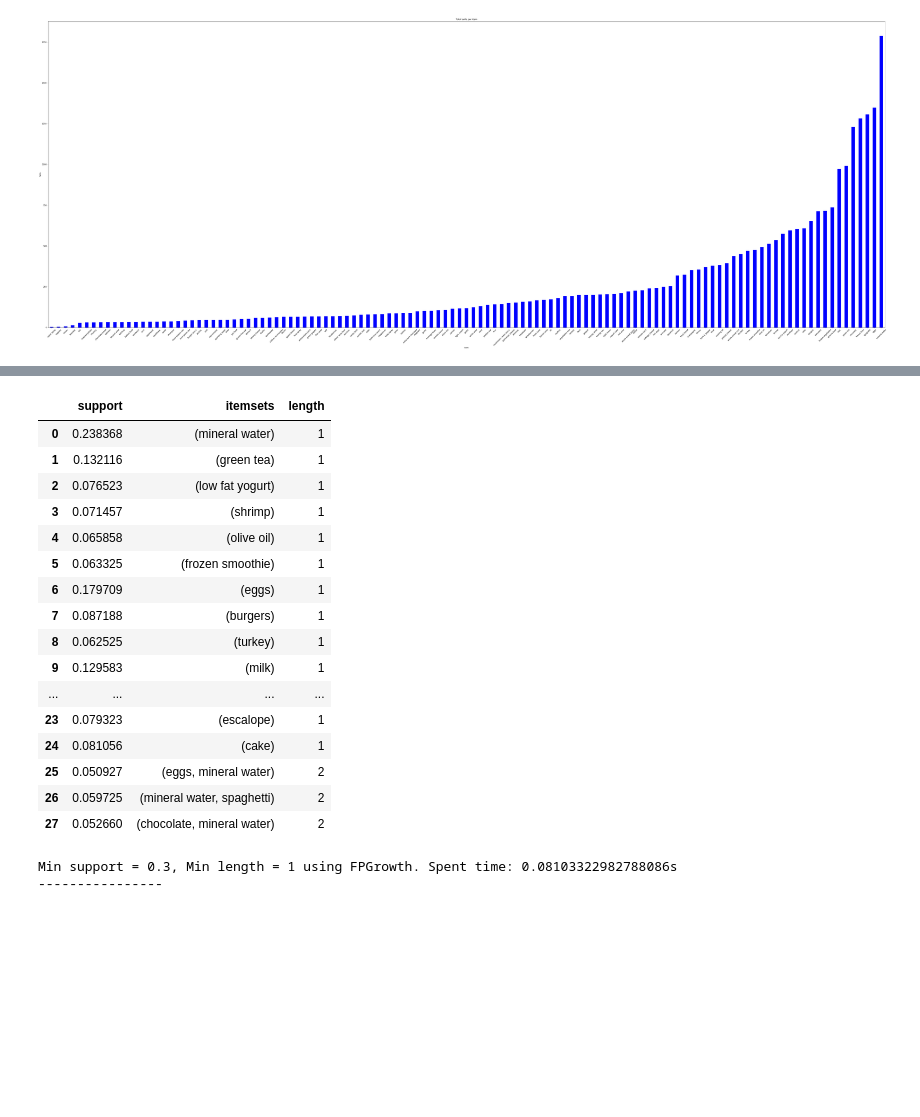
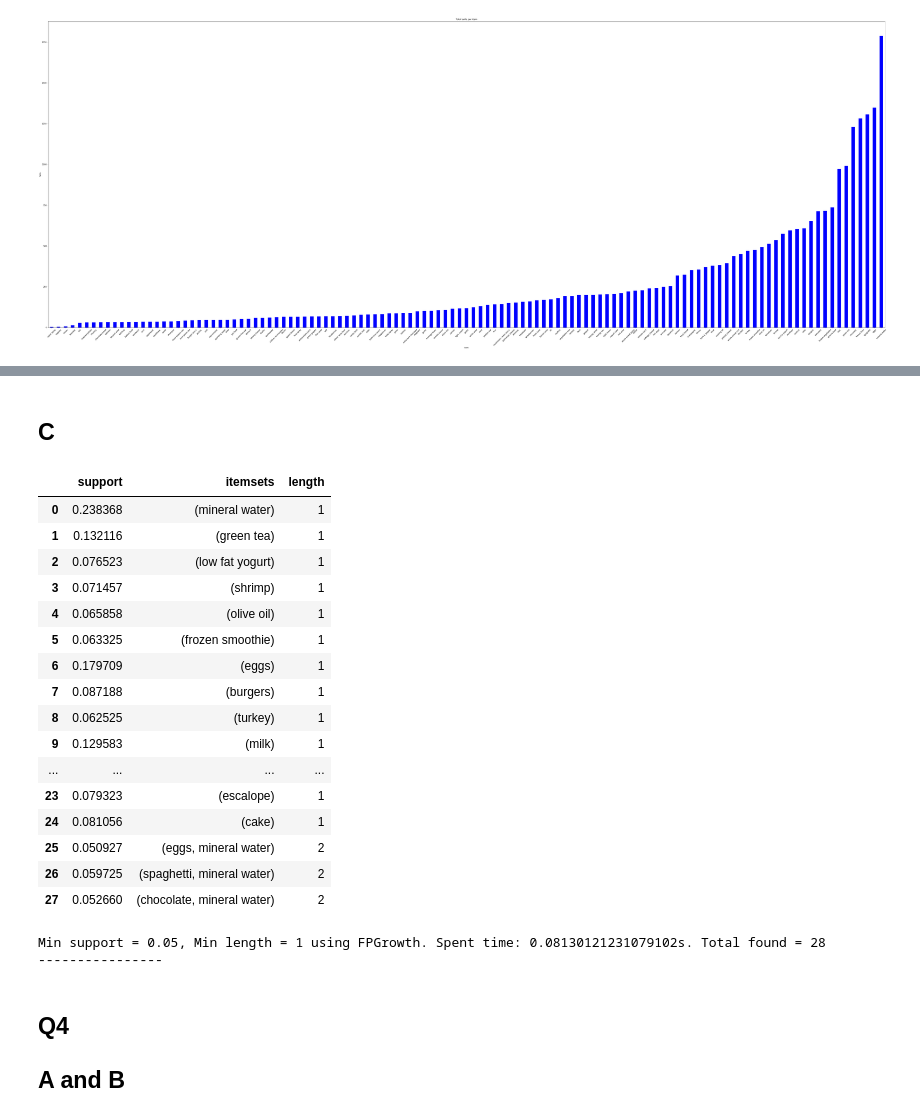
Before and after one commit to tahafkh/Data-Mining, a Jupyter notebook: CA2/Codes/CA2.ipynb, the cells around one changed output, grey strips where cells are left out. Saved outputs shown, nothing was run; the diff lists cells and outputs as text; code cells hidden in the pictures; blank space fills up the shorter version.

```diff
--- a/CA2/Codes/CA2.ipynb
+++ b/CA2/Codes/CA2.ipynb
@@ -41,7 +41,7 @@ from mlxtend.preprocessing import TransactionEncoder
 # %%
 def preprocess(raw_basket):
     basket_list = raw_basket.values.tolist()
-    basket = [[item.strip() for item in transaction if pd.notnull(item)] for transaction in basket_list]
+    basket = [[item.strip().lower() for item in transaction if pd.notnull(item)] for transaction in basket_list]
 
     te = TransactionEncoder()
     array = te.fit(basket).transform(basket)
@@ -118,16 +140,17 @@ def mine_frequent_itemsets(method, basket, min_support, min_length=1):
 
     return frequent_itemsets[frequent_itemsets['length'] >= min_length]
 # %%
-message = 'Min support = {}, Min length = {} using {}. Spent time: {}s'
+message = 'Min support = {}, Min length = {} using {}. Spent time: {}s. Total found = {}'
 min_supports = [0.003, 0.03, 0.3]
 min_length = 2
 method = 'Apriori'
 
 for support in min_supports:
     t0 = time.time()
-    display(mine_frequent_itemsets(apriori, basket, support, min_length=min_length))
+    found = mine_frequent_itemsets(apriori, basket, support, min_length=min_length)
+    display(found)
     t1 = time.time()
-    print(message.format(support, min_length, method, t1 - t0))
+    print(message.format(support, min_length, method, t1 - t0, len(found)))
     print('----------------\n')
 # %% [output]
 |  | support | itemsets | length |
@@ -169,34 +192,40 @@ Min support = 0.3, Min length = 2 using Apriori. Spent time: 0.00799560546875s
 ----------------
+# %% [markdown]
+## C
 # %%
 min_support = 0.05
 min_length = 1
 method = 'FPGrowth'
 
 t0 = time.time()
-display(mine_frequent_itemsets(fpgrowth, basket, min_support, min_length=min_length))
+found = mine_frequent_itemsets(fpgrowth, basket, min_support, min_length=min_length)
+display(found)
 t1 = time.time()
-print(message.format(support, min_length, method, t1 - t0))
+print(message.format(min_support, min_length, method, t1 - t0, len(found)))
 print('----------------\n')
 # %% [output]
 |  | support | itemsets | length |
 | 0 | 0.238368 | (mineral water) | 1 |
 | 1 | 0.132116 | (green tea) | 1 |
 | 2 | 0.076523 | (low fat yogurt) | 1 |
 | 3 | 0.071457 | (shrimp) | 1 |
 | 4 | 0.065858 | (olive oil) | 1 |
 | 5 | 0.063325 | (frozen smoothie) | 1 |
 | 6 | 0.179709 | (eggs) | 1 |
 | 7 | 0.087188 | (burgers) | 1 |
 | 8 | 0.062525 | (turkey) | 1 |
 | 9 | 0.129583 | (milk) | 1 |
 | ... | ... | ... | ... |
 | 23 | 0.079323 | (escalope) | 1 |
 | 24 | 0.081056 | (cake) | 1 |
 | 25 | 0.050927 | (eggs, mineral water) | 2 |
-| 26 | 0.059725 | (mineral water, spaghetti) | 2 |
+| 26 | 0.059725 | (spaghetti, mineral water) | 2 |
 | 27 | 0.052660 | (chocolate, mineral water) | 2 |
-Min support = 0.3, Min length = 1 using FPGrowth. Spent time: 0.08103322982788086s
+Min support = 0.05, Min length = 1 using FPGrowth. Spent time: 0.08130121231079102s. Total found = 28
 ----------------
+# %% [markdown]
+## Q4
+## A and B
 # %%
 def mine_association_rules(method, basket, min_support, metric, min_threshold, min_length=1):
     frequent_itemsets = mine_frequent_itemsets(method, basket, min_support, min_length)
```
Also changed, not shown: parts of 11 cells of this notebook, 1 other file.
